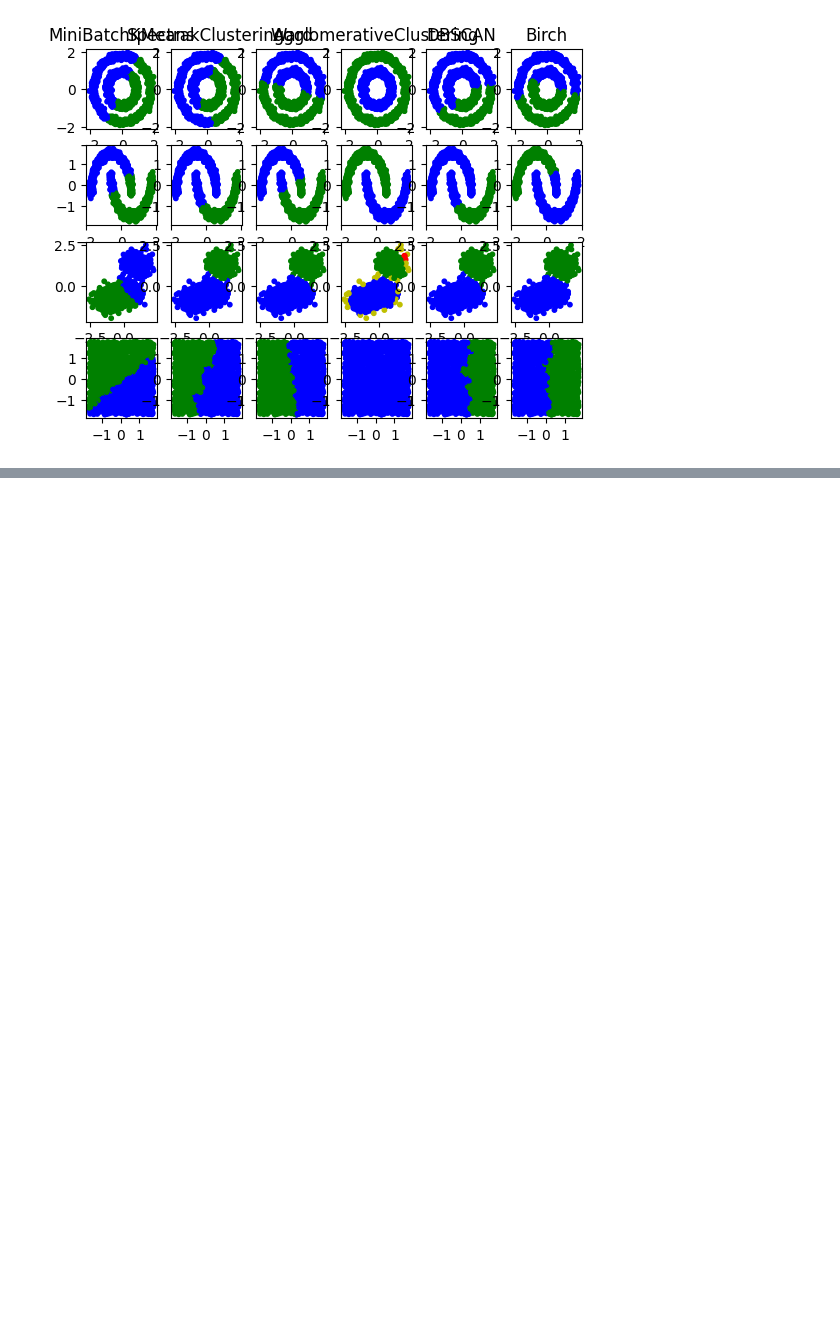
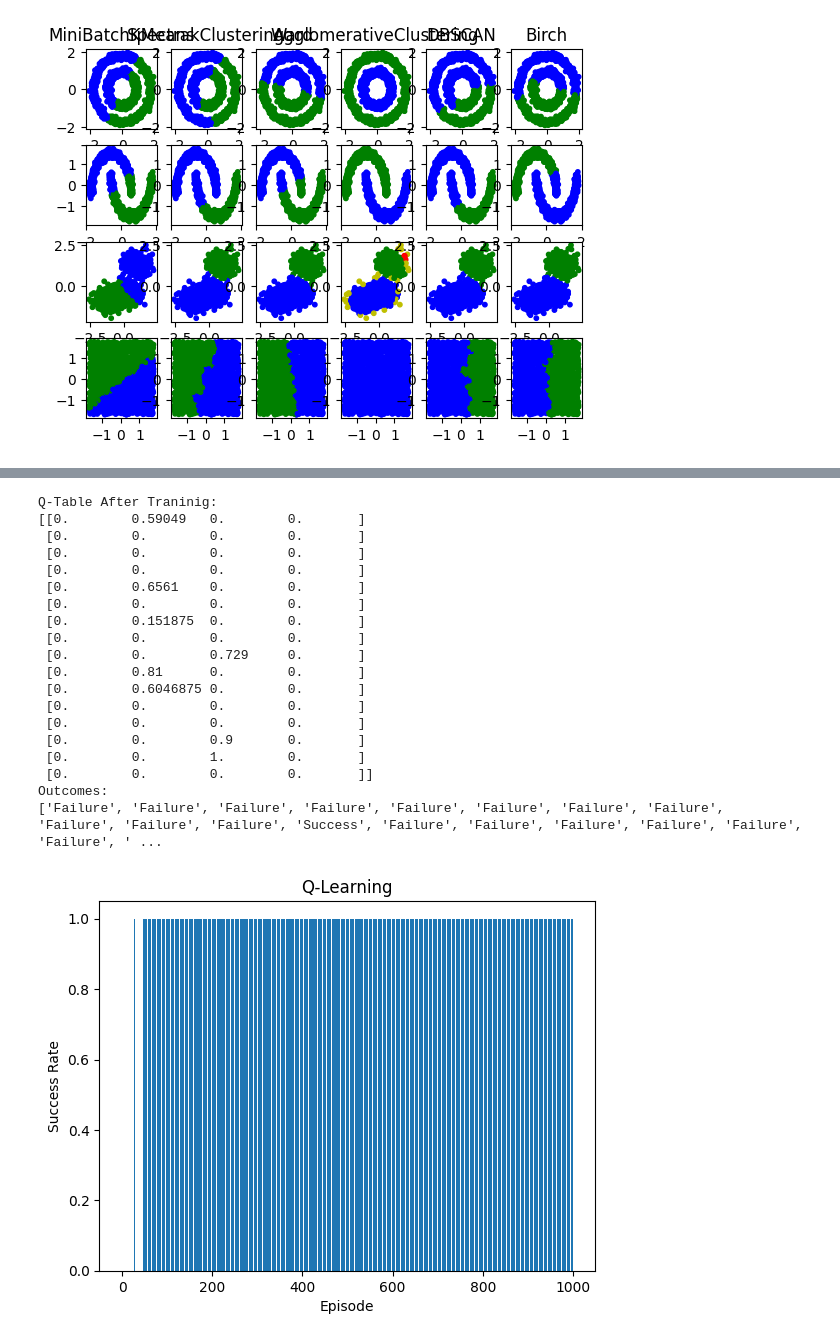
Before and after one commit to orhanaydinn/machineLearning, a Jupyter notebook: machineLearning_Techniques.ipynb, the cells around one changed output, grey strips where cells are left out. Saved outputs shown, nothing was run; the diff lists cells and outputs as text; code cells hidden in the pictures; blank space fills up the shorter version.

Commit message:
feat: added Reinforcement Learning Techniques and Q Learning Samle 1 & 2

```diff
--- a/machineLearning_Techniques.ipynb
+++ b/machineLearning_Techniques.ipynb
@@ -2005,0 +2085,79 @@ for i_dataset, dataset in enumerate(datasets):
+# %%
+# Upgrade numpy to a version that supports np.bool8
+
+import gym
+import random
+import numpy as np
+from tqdm import tqdm
+import matplotlib.pyplot as plt
+
+# Re-initialize the environment after upgrading libraries
+environment = gym.make("FrozenLake-v1", is_slippery = False, render_mode ="ansi")
+environment.reset()
+
+nb_states = environment.observation_space.n
+nb_actions = environment.action_space.n
+
+q_table = np.zeros((nb_states, nb_actions))
+
+episodes = 1000
+alpha = 0.5 #learning rate
+gamma = 0.9 #Discount Factors
+
+outcomes = []
+
+#Traninig
+for _ in range(episodes):
+
+  state, _ = environment.reset()
+  done = False
+
+  outcomes.append("Failure")
+
+  while not done:
+    # Actions
+    if np.max(q_table[state]) > 0:
+      action = np.argmax(q_table[state])
+    else:
+      action = environment.action_space.sample()
+
+    new_state, reward, done, info, _ = environment.step(action)
+
+    # Uptade Q table
+    q_table[state, action] = q_table[state, action] + alpha  * (reward + gamma * np.max(q_table[new_state]) - q_table[state, action])
+
+    state = new_state
+
+    if reward:
+      outcomes[-1] = "Success"
+
+print("Q-Table After Traninig: ")
+print(q_table)
+
+plt.bar(range(len(outcomes)), [1 if outcome == "Success" else 0 for outcome in outcomes])
+plt.xlabel("Episode")
+plt.ylabel("Success Rate")
+plt.title("Q-Learning")
+print("Outcomes: ")
+print(outcomes)
+# %% [output]
+Q-Table After Traninig:
+[[0.        0.59049   0.        0.       ]
+ [0.        0.        0.        0.       ]
+ [0.        0.        0.        0.       ]
+ [0.        0.        0.        0.       ]
+ [0.        0.6561    0.        0.       ]
+ [0.        0.        0.        0.       ]
+ [0.        0.151875  0.        0.       ]
+ [0.        0.        0.        0.       ]
+ [0.        0.        0.729     0.       ]
+ [0.        0.81      0.        0.       ]
+ [0.        0.6046875 0.        0.       ]
+ [0.        0.        0.        0.       ]
+ [0.        0.        0.        0.       ]
+ [0.        0.        0.9       0.       ]
+ [0.        0.        1.        0.       ]
+ [0.        0.        0.        0.       ]]
+Outcomes:
+['Failure', 'Failure', 'Failure', 'Failure', 'Failure', 'Failure', 'Failure', 'Failure', 'Failure', 'Failure', 'Failure', 'Success', 'Failure', 'Failure', 'Failure', 'Failure', 'Failure', 'Failure', ' ...
+[figure, added]
```
Also changed, not shown: parts of 6 cells of this notebook.
